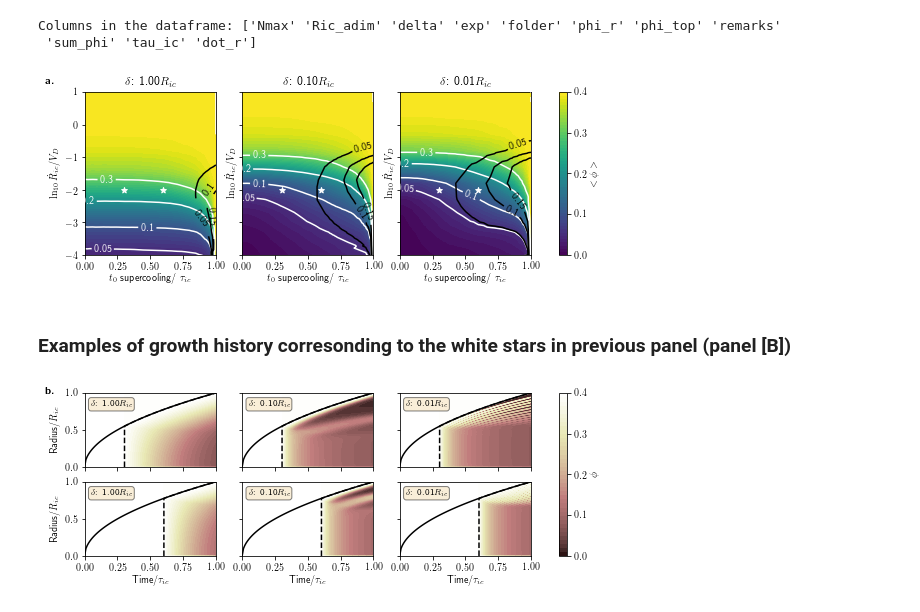
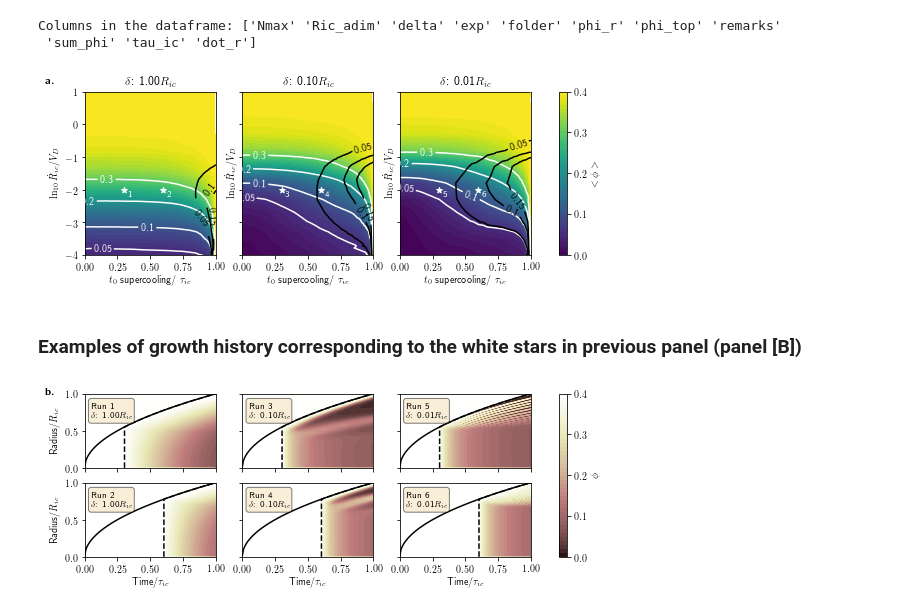
Before and after one commit to MarineLasbleis/mushdynamics, a Jupyter notebook: notebooks/Figures.ipynb, the cells around one changed output. Cells and saved outputs as stored; diff of their text form; code cells hidden in the pictures.

```diff
--- a/notebooks/Figures.ipynb
+++ b/notebooks/Figures.ipynb
@@ -87,11 +88,15 @@ fig, ax = diagram(diag_linear, ylim=[-1, 3], xlim=[-3.1, 1])
 # We had the points corresponding to the cases plotted after
 R = [2, 2, 2, 0]
 dot_R = [-3, -2, -1, -2]
+labels = ["1", "2", "3", "4"]
 
 for i, text in enumerate(["a", "b"]):
 
     ax[i].tick_params(direction="out", top=True, right=True)
-    ax[i].scatter(dot_R, R, c="w", marker="*")
+
+    for text, x, y in zip(labels, dot_R, R):
+        ax[i].scatter(x, y, c="w", marker="*")
+        ax[i].text(x+0.1, y+0.1, text, fontsize=9, color='white')
     ax[i].text(-0.1, 1.10, r"\textbf{"+text+".}", transform=ax[i].transAxes, fontsize=11,
                 verticalalignment='top')
 
@@ -130,7 +135,7 @@ def extract_files(subfolder):
                         print(exc)
         return file_stat, param, timesteps
 
-def figure_lineaire(folder, ax3, fig3):
+def figure_lineaire(folder, ax3, fig3, i_fig=0):
     """ Porosity structure evolution with time """
 
     file_stat, param, timesteps = extract_files(folder)
@@ -160,9 +165,9 @@ def figure_lineaire(folder, ax3, fig3):
     ax3.set_xlim([0., time])
     ax3.plot(Time, rayon, 'k')
     cb.set_label("$\phi$")
-    textstr = '\n'.join((
-                    r"$R_{{ic}}=${:.0f}".format(param["Ric_adim"]),
-                    r"$\dot R_{{ic}}=${:.0e}".format(param["dot_r"])))
+    textstr = '\n'.join((r"Run {}".format(i_fig),
+                    r"$\delta$ = {:.2f}$R_{{ic}}$".format(1/param["Ric_adim"]), # r"$R_{{ic}}=${:.0f}".format(param["Ric_adim"]),
+                    r"$\dot R_{{ic}}=${:.0e}".format(param["dot_r"])   ))
 
     props = dict(boxstyle='round', facecolor='wheat', alpha=0.5)
     ax3.text(0.05, 0.90, textstr, transform=ax3.transAxes, fontsize=9,
@@ -185,8 +190,8 @@ fig, ax = plt.subplots(N_fig, 2, figsize=[10, 7])
 
 for i, folder in enumerate(folders):
 
-    figure_lineaire(base+folder, ax[i, 0], fig)
-    figure_lineaire(base+folders_05[i], ax[i, 1], fig)
+    figure_lineaire(base+folder, ax[i, 0], fig, i+1)
+    figure_lineaire(base+folders_05[i], ax[i, 1], fig, i+1)
 
     ax[i, 0].set_ylabel("Radius$/\delta$")
 
@@ -225,6 +230,7 @@ def select_unique(dataframe):
 radii = [1., 10., 100.]#select_unique(df["Ric_adim"])
 fig2, ax2 = plt.subplots(1, len(radii),figsize=[10, 3], sharey=True)
 
+labels = [1, 2, 3, 4, 5, 6]
 
 for i_fig, radius in enumerate(radii):
     values = supercooling[np.abs(supercooling["Ric_adim"]-radius)<1e-12]
@@ -261,9 +267,11 @@ for i_fig, radius in enumerate(radii):
     ax2[i_fig].set_title(r"$\delta$: {:.2f}$R_{{ic}}$".format(1/radius))
 
     # white stars for special cases to be printed in other panels
-    time = [0.3, 0.6]
-    dot_R = -2*np.ones_like(time)
-    ax2[i_fig].scatter(time, dot_R, c="w", marker="*")
+    times = [0.3, 0.6]
+    for j, time in enumerate(times):
+        dot_R = -2*np.ones_like(time)
+        ax2[i_fig].scatter(time, dot_R, c="w", marker="*")
+        ax2[i_fig].text(time+0.03, dot_R-0.2, "{}".format(labels[i_fig*2+j]), fontsize=9, color='w')
 
 
 ax2[0].text(-0.3, 1.10, r"\textbf{a.}", transform=ax2[0].transAxes, fontsize=11,
@@ -274,9 +282,9 @@ cbar2.ax.set_ylabel("$<\phi>$")
 
 plt.savefig("supercooling_time.pdf")
 # %% [output]
-[figure, old version]
+[figure, new version]
 # %% [markdown]
-### Examples of growth history corresonding to the white stars in previous panel (panel [B])
+### Examples of growth history corresponding to the white stars in previous panel (panel [B])
 # %%
 list_subfolder_R1 = ["./data/supercooling/exp_5.00e-01_coeff_1.41e-01_radius_1.00e+00_r0_54.77225575051661",
                      "./data/supercooling/exp_5.00e-01_coeff_1.41e-01_radius_1.00e+00_r0_77.45966692414834"]
@@ -287,7 +295,7 @@ list_subfolder_R10 = ["./data/supercooling/exp_5.00e-01_coeff_4.47e-01_radius_1.
 list_subfolder_R100 = ["./data/supercooling/exp_5.00e-01_coeff_1.41e+00_radius_1.00e+02_r0_54.77225575051661",
                       "./data/supercooling/exp_5.00e-01_coeff_1.41e+00_radius_1.00e+02_r0_77.45966692414834"]
 # %%
-fig, ax =plt.subplots(2, 3, figsize=[10, 3], sharex=True, sharey=True)
+fig, ax = plt.subplots(2, 3, figsize=[10, 3], sharex=True, sharey=True)
 
 for i_f, folder_R1 in enumerate(list_subfolder_R1):
 
@@ -324,32 +332,32 @@ for i_f, folder_R1 in enumerate(list_subfolder_R1):
 
         ax[i_f, j_f].set_xlim([0., 1.])
         ax[i_f, j_f].set_ylim([0., 1.])
 
         # growth scenario lines (black lines)
         ax[i_f, j_f].plot(np.append([Time[0]], Time)/param["tic"], np.append([0], rayon)/param["Ric_adim"], "--k")
         t = np.linspace(0, Time[-1], 100)
         ax[i_f, j_f].plot(t/param["tic"], rayon[-1]*np.sqrt(t/Time[-1])/param["Ric_adim"], 'k')
 
         # legend
-        textstr = ((
+        textstr = '\n'.join(( "Run {}".format((j_f)*2+i_f+1),
                         r"$\delta$: {:.2f}$R_{{ic}}$".format(1/param["Ric_adim"])))
         props = dict(boxstyle='round', facecolor='wheat', alpha=0.5)
         ax[i_f, j_f].text(0.05, 0.90, textstr, transform=ax[i_f, j_f].transAxes, fontsize=9,
             verticalalignment='top', bbox=props)
 
 ax[0, 0].set_ylabel("Radius/$R_{{ic}}$")
 ax[1, 0].set_ylabel("Radius/$R_{ic}$")
 
 ax[1, 0].set_xlabel(r"Time/$\tau_{{ic}}$")
 ax[1, 1].set_xlabel(r"Time/$\tau_{{ic}}$")
 ax[1, 2].set_xlabel(r"Time/$\tau_{{ic}}$")
 
 cb = fig.colorbar(sc, ticks=[0., 0.1, 0.2, 0.3, 0.4], ax=ax.ravel().tolist())
 cb.set_label("$\phi$")
 
 ax[0, 0].text(-0.3, 1.10, r"\textbf{b.}", transform=ax[0,0].transAxes, fontsize=11,
             verticalalignment='top')
 
 plt.savefig("profiles_supercooling.pdf")
 # %% [output]
-[figure, old version]
+[figure, new version]
```
Also changed, not shown: parts of 5 cells of this notebook, 1 other file.
